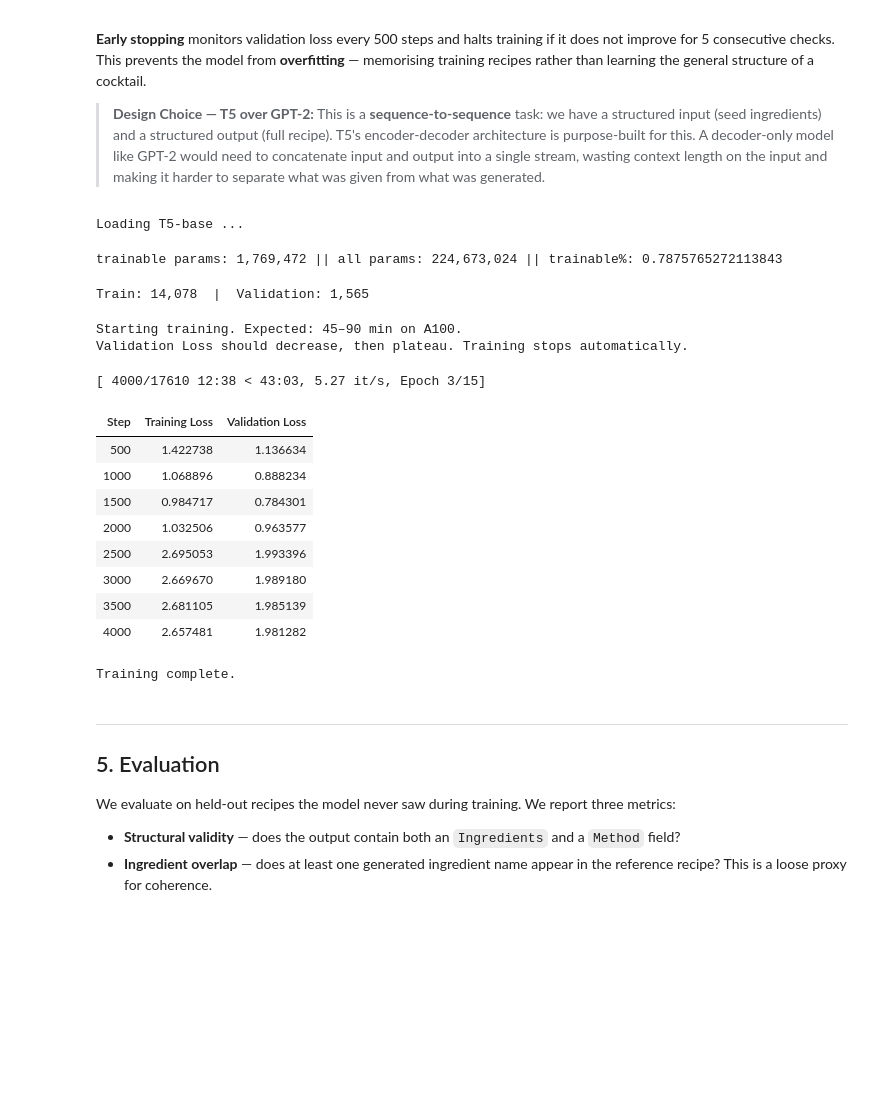
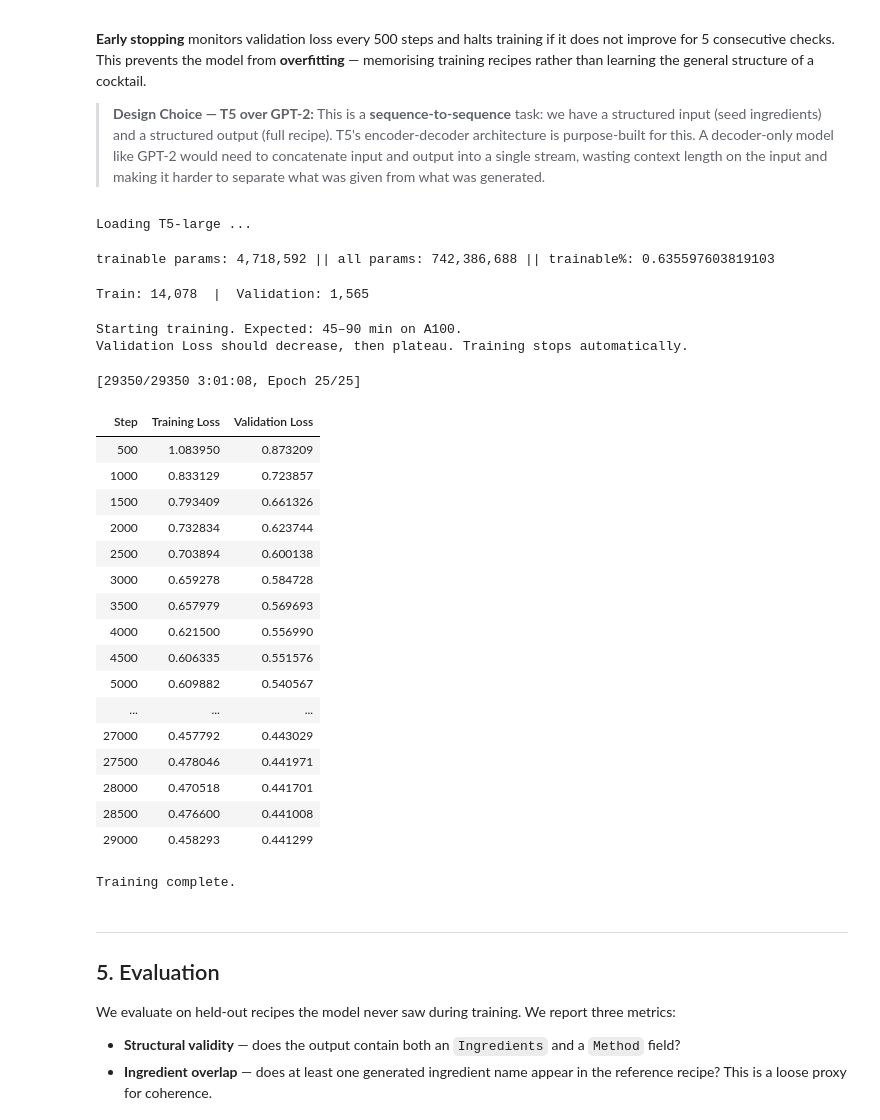
Before and after one commit to jovinkk/Cocktail_LLM_Project, a Jupyter notebook: Cocktail_Creator_v3.ipynb, the cells around one changed output. Saved outputs shown, nothing was run; the diff lists cells and outputs as text; code cells hidden in the pictures; blank space fills up the shorter version.

```diff
--- a/Cocktail_Creator_v3.ipynb
+++ b/Cocktail_Creator_v3.ipynb
@@ -512,9 +528,9 @@ from peft import get_peft_model, LoraConfig, TaskType
 # MAX_OUT=200 fits  "Ingredients: ... | Method: ... | Glass: ..."
 MAX_IN, MAX_OUT = 160, 200
 
-print('Loading T5-base ...')
-tokenizer = T5Tokenizer.from_pretrained('t5-base')
-base      = T5ForConditionalGeneration.from_pretrained('t5-base')
+print('Loading T5-large ...')
+tokenizer = T5Tokenizer.from_pretrained('t5-large')
+base      = T5ForConditionalGeneration.from_pretrained('t5-large')
 
 # Apply LoRA to query (q) and value (v) projections in every attention layer.
 # These two matrices have the most influence on what the model attends to and
@@ -528,8 +544,8 @@ model = get_peft_model(base, LoraConfig(
 ))
 model.print_trainable_parameters()  # should show ~0.8% trainable
 # %% [output]
-Loading T5-base ...
+Loading T5-large ...
-trainable params: 1,769,472 || all params: 224,673,024 || trainable%: 0.7875765272113843
+trainable params: 4,718,592 || all params: 742,386,688 || trainable%: 0.635597603819103
 # %%
 # Tokenise the data
 ds = ld('json', data_files={'train': 'data/train.jsonl', 'validation': 'data/val.jsonl'})
@@ -554,49 +570,58 @@ trainer = Seq2SeqTrainer(
     model         = model,
     args          = Seq2SeqTrainingArguments(
         output_dir                  = 'model',
-        num_train_epochs            = 15,
+        num_train_epochs            = 25,
         per_device_train_batch_size = 12,
         per_device_eval_batch_size  = 24,
         learning_rate               = 2e-4,
         warmup_steps                = 300,   # ramp LR from 0 for first 300 steps to avoid early instability
         weight_decay                = 0.01,  # L2 regularisation to discourage large weights
         eval_strategy               = 'steps',
         eval_steps                  = 500,
         save_strategy               = 'steps',
         save_steps                  = 500,
         save_total_limit            = 2,
         load_best_model_at_end      = True,
         metric_for_best_model       = 'eval_loss',
         greater_is_better           = False,
         predict_with_generate       = False,
-        fp16                        = True,  # half-precision arithmetic halves VRAM usage
+        fp16                        = False,  # half-precision arithmetic halves VRAM usage
+        bf16                        = True,
         logging_steps               = 100,
         report_to                   = 'none',
     ),
     train_dataset    = data['train'],
     eval_dataset     = data['validation'],
     processing_class = tokenizer,
     data_collator    = DataCollatorForSeq2Seq(tokenizer, model, padding=True, return_tensors='pt'),
     callbacks        = [EarlyStoppingCallback(early_stopping_patience=5)],
 )
 
 print('Starting training. Expected: 45–90 min on A100.')
 print('Validation Loss should decrease, then plateau. Training stops automatically.')
 trainer.train()
 print('\nTraining complete.')
 # %% [output]
 Starting training. Expected: 45–90 min on A100.
 Validation Loss should decrease, then plateau. Training stops automatically.
-[ 4000/17610 12:38 < 43:03, 5.27 it/s, Epoch 3/15]
+[29350/29350 3:01:08, Epoch 25/25]
 | Step | Training Loss | Validation Loss |
-| 500 | 1.422738 | 1.136634 |
-| 1000 | 1.068896 | 0.888234 |
-| 1500 | 0.984717 | 0.784301 |
-| 2000 | 1.032506 | 0.963577 |
-| 2500 | 2.695053 | 1.993396 |
-| 3000 | 2.669670 | 1.989180 |
-| 3500 | 2.681105 | 1.985139 |
-| 4000 | 2.657481 | 1.981282 |
+| 500 | 1.083950 | 0.873209 |
+| 1000 | 0.833129 | 0.723857 |
+| 1500 | 0.793409 | 0.661326 |
+| 2000 | 0.732834 | 0.623744 |
+| 2500 | 0.703894 | 0.600138 |
+| 3000 | 0.659278 | 0.584728 |
+| 3500 | 0.657979 | 0.569693 |
+| 4000 | 0.621500 | 0.556990 |
+| 4500 | 0.606335 | 0.551576 |
+| 5000 | 0.609882 | 0.540567 |
+| ... | ... | ... |
+| 27000 | 0.457792 | 0.443029 |
+| 27500 | 0.478046 | 0.441971 |
+| 28000 | 0.470518 | 0.441701 |
+| 28500 | 0.476600 | 0.441008 |
+| 29000 | 0.458293 | 0.441299 |
 Training complete.
 # %% [markdown]
 ---
```
Also changed, not shown: parts of 4 cells of this notebook.
